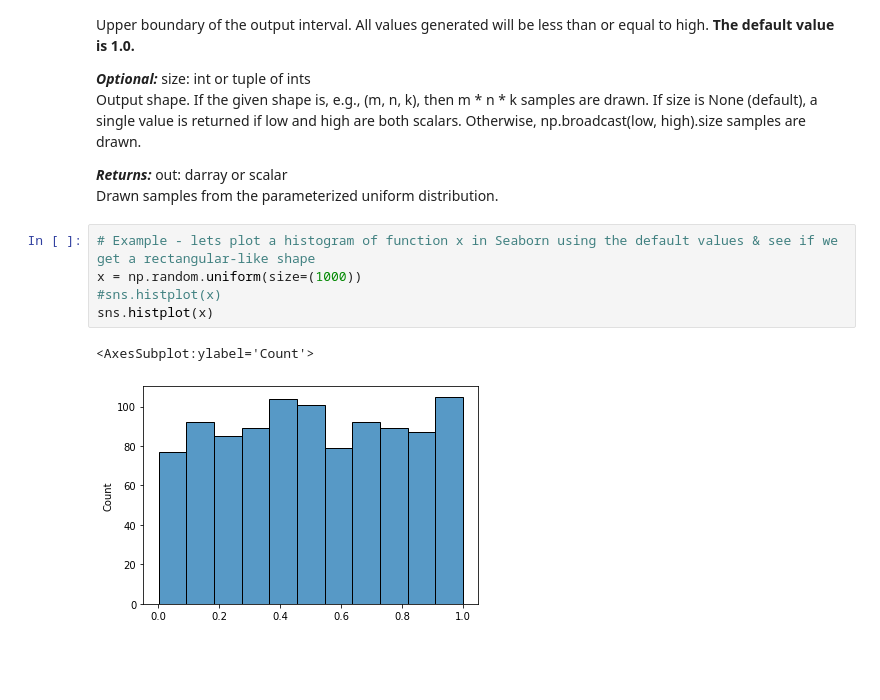
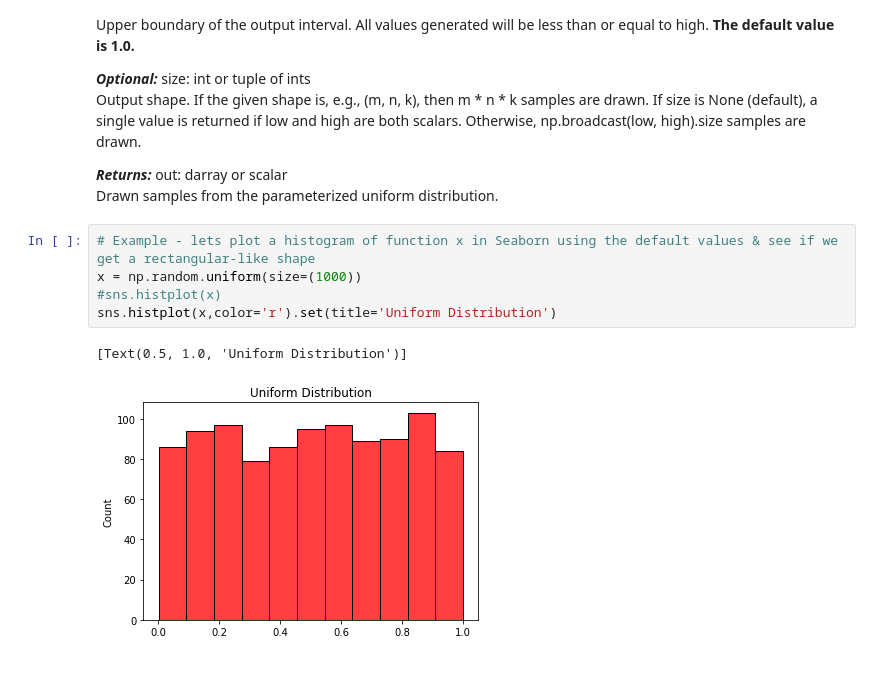
Before and after one commit to G00398258/progforda_assignment, a Jupyter notebook: progda_assignment.ipynb, the cells around one changed output. Saved outputs shown, nothing was run; the diff lists cells and outputs as text.

```diff
--- a/progda_assignment.ipynb
+++ b/progda_assignment.ipynb
@@ -448,11 +466,11 @@ Drawn samples from the parameterized uniform distribution.
 # %%
 # Example - lets plot a histogram of function x in Seaborn using the default values & see if we get a rectangular-like shape
 x = np.random.uniform(size=(1000))
 #sns.histplot(x)
-sns.histplot(x)
+sns.histplot(x,color='r').set(title='Uniform Distribution')
 # %% [output]
-<AxesSubplot:ylabel='Count'>
+[Text(0.5, 1.0, 'Uniform Distribution')]
-[figure, old version]
+[figure, new version]
 # %% [markdown]
 <br>
 # %% [markdown]
```
Also changed, not shown: parts of 82 cells of this notebook.
